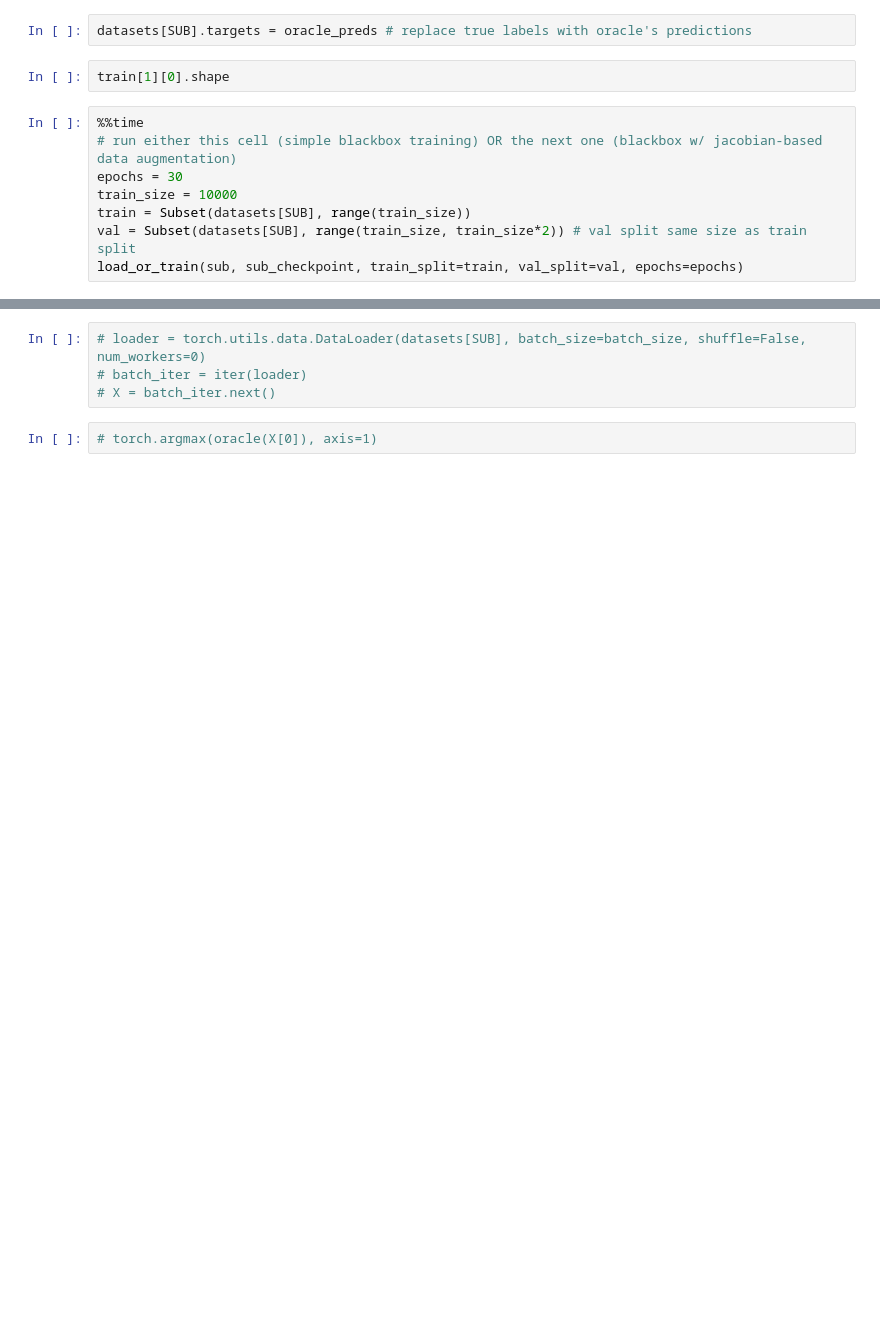
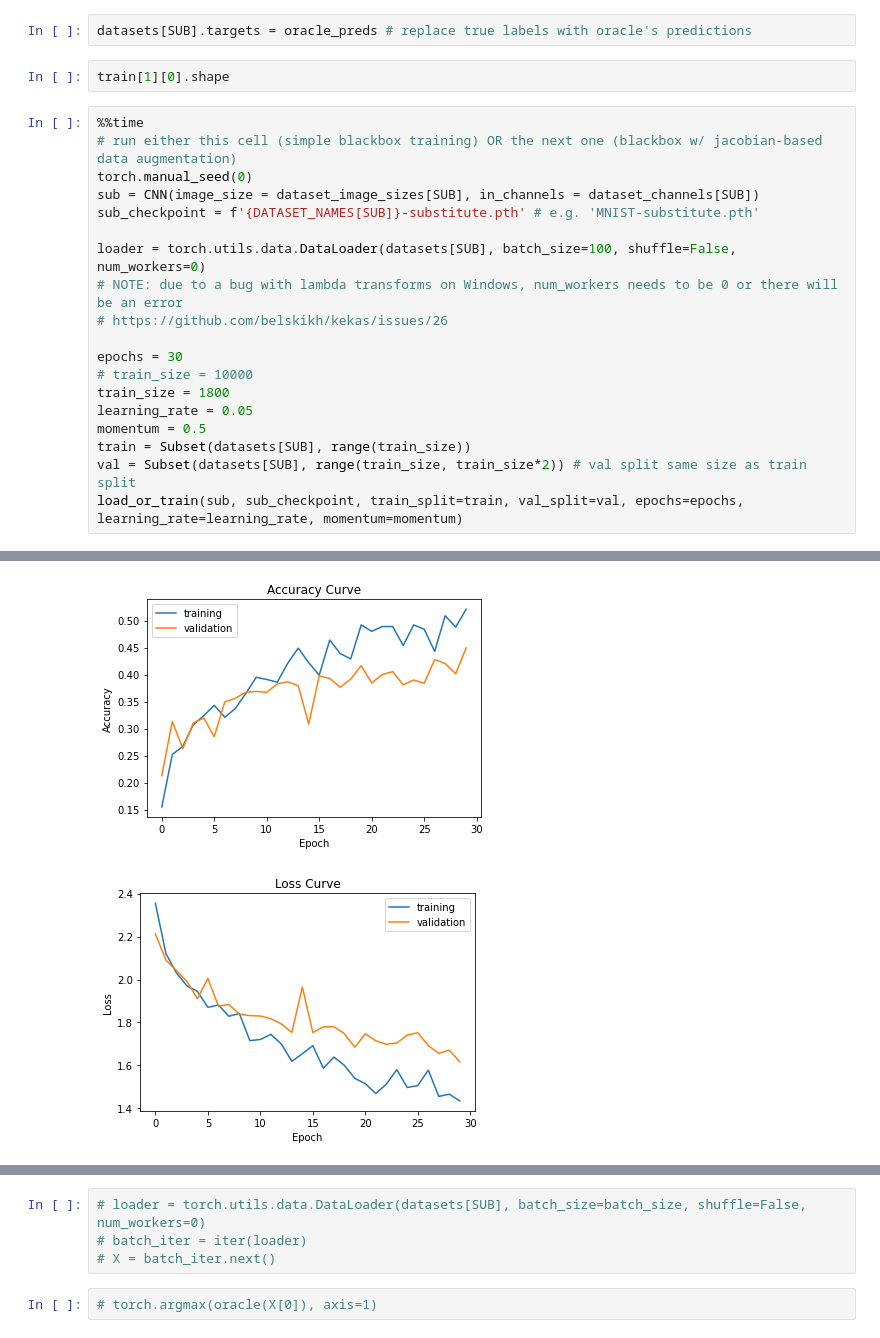
Before and after one commit to kcdragon/omscs-dl-final-project, a Jupyter notebook: blackbox.ipynb, the cells around one changed output, grey strips where cells are left out. Saved outputs shown, nothing was run; the diff lists cells and outputs as text; blank space fills up the shorter version.

```diff
--- a/blackbox.ipynb
+++ b/blackbox.ipynb
@@ -214,8 +202,20 @@ train[1][0].shape
 # %%
 %%time
 # run either this cell (simple blackbox training) OR the next one (blackbox w/ jacobian-based data augmentation)
+torch.manual_seed(0)
+sub = CNN(image_size = dataset_image_sizes[SUB], in_channels = dataset_channels[SUB])
+sub_checkpoint = f'{DATASET_NAMES[SUB]}-substitute.pth' # e.g. 'MNIST-substitute.pth'
+
+loader = torch.utils.data.DataLoader(datasets[SUB], batch_size=100, shuffle=False, num_workers=0)
+# NOTE: due to a bug with lambda transforms on Windows, num_workers needs to be 0 or there will be an error
+# https://github.com/belskikh/kekas/issues/26
+
 epochs = 30
-train_size = 10000
+# train_size = 10000
+train_size = 1800
+learning_rate = 0.05
+momentum = 0.5
 train = Subset(datasets[SUB], range(train_size))
 val = Subset(datasets[SUB], range(train_size, train_size*2)) # val split same size as train split
-load_or_train(sub, sub_checkpoint, train_split=train, val_split=val, epochs=epochs)
+load_or_train(sub, sub_checkpoint, train_split=train, val_split=val, epochs=epochs, learning_rate=learning_rate, momentum=momentum)
+# %% [output]
@@ -221,0 +239,2 @@ load_or_train(sub, sub_checkpoint, train_split=train, val_split=val, epochs=epoc
+[figure, added]
+[figure, added]
```
Also changed, not shown: parts of 40 cells of this notebook.
